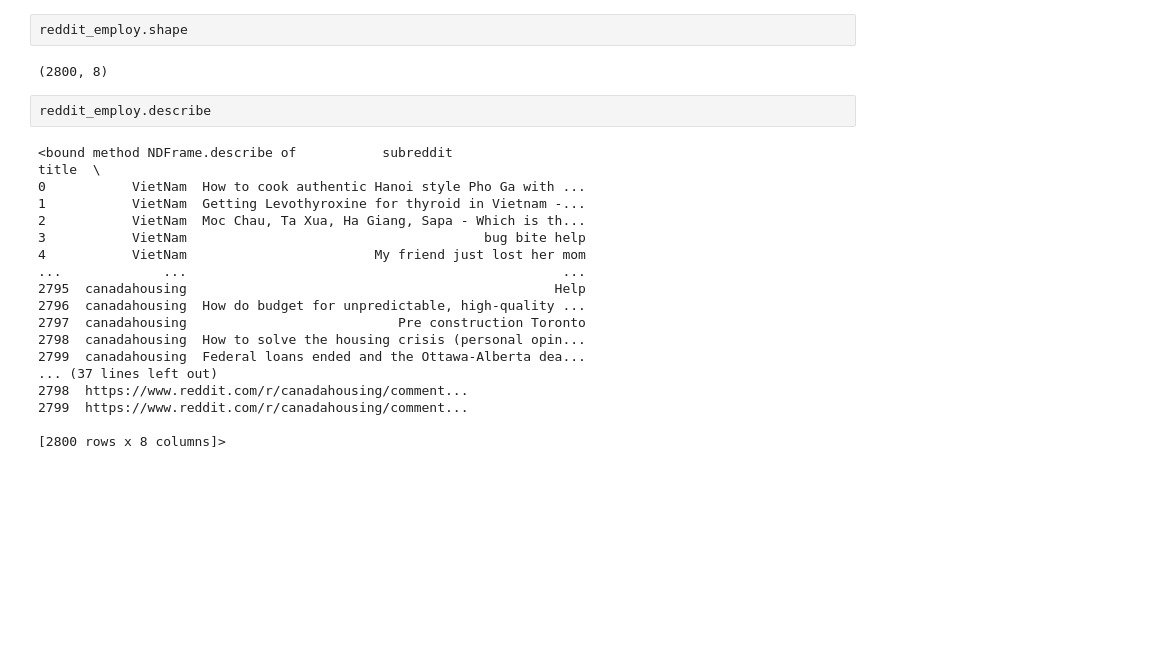
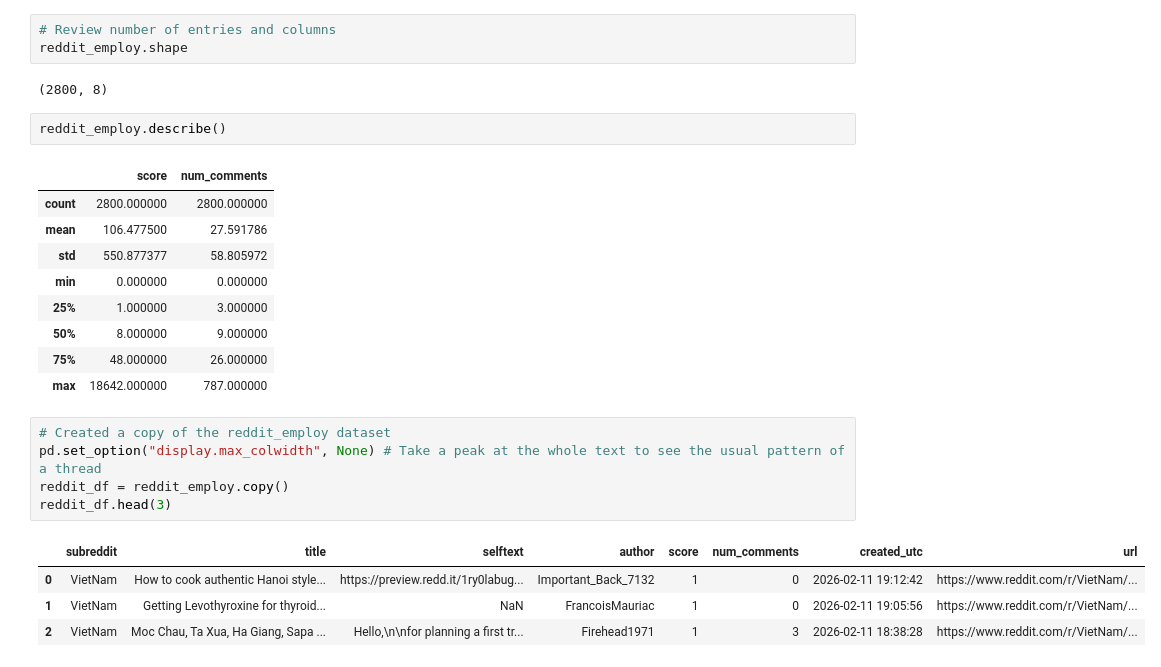
Before and after one commit to jtran2509/reddit-employment-trends, a Jupyter notebook: notebooks/eda.ipynb, the cells around one changed output. Drawn from its saved outputs; the diff is of its cells as text; blank space fills up the shorter version.

```diff
--- a/notebooks/eda.ipynb
+++ b/notebooks/eda.ipynb
@@ -13,26 +21,29 @@ reddit_employ.head()
 | 3 | VietNam | bug bite help | Hi, I’ve had this bug bite for ov... | lilpress13 | 6 | 32 | 2026-02-11 18:11:06 | https://i.redd.it/k0jayy3l6yig1.jpeg |
 | 4 | VietNam | My friend just lost her mom | Hi, \n\nMy good friend and cowork... | MeowMeow_77 | 6 | 4 | 2026-02-11 16:00:16 | https://www.reddit.com/r/VietNam/... |
 # %%
+# Review number of entries and columns
 reddit_employ.shape
 # %% [output]
 (2800, 8)
 # %%
-reddit_employ.describe
+reddit_employ.describe()
 # %% [output]
-<bound method NDFrame.describe of           subreddit                                              title  \
-0           VietNam  How to cook authentic Hanoi style Pho Ga with ...
-1           VietNam  Getting Levothyroxine for thyroid in Vietnam -...
-2           VietNam  Moc Chau, Ta Xua, Ha Giang, Sapa - Which is th...
-3           VietNam                                      bug bite help
-4           VietNam                        My friend just lost her mom
-...             ...                                                ...
-2795  canadahousing                                               Help
-2796  canadahousing  How do budget for unpredictable, high-quality ...
-2797  canadahousing                           Pre construction Toronto
-2798  canadahousing  How to solve the housing crisis (personal opin...
-2799  canadahousing  Federal loans ended and the Ottawa-Alberta dea...
-... (37 lines left out)
-2798  https://www.reddit.com/r/canadahousing/comment...
-2799  https://www.reddit.com/r/canadahousing/comment...
-
-[2800 rows x 8 columns]>
+|  | score | num_comments |
+| count | 2800.000000 | 2800.000000 |
+| mean | 106.477500 | 27.591786 |
+| std | 550.877377 | 58.805972 |
+| min | 0.000000 | 0.000000 |
+| 25% | 1.000000 | 3.000000 |
+| 50% | 8.000000 | 9.000000 |
+| 75% | 48.000000 | 26.000000 |
+| max | 18642.000000 | 787.000000 |
+# %%
+# Created a copy of the reddit_employ dataset
+pd.set_option("display.max_colwidth", None) # Take a peak at the whole text to see the usual pattern of a thread
+reddit_df = reddit_employ.copy()
+reddit_df.head(3)
+# %% [output]
+|  | subreddit | title | selftext | author | score | num_comments | created_utc | url |
+| 0 | VietNam | How to cook authentic Hanoi style... | https://preview.redd.it/1ry0labug... | Important_Back_7132 | 1 | 0 | 2026-02-11 19:12:42 | https://www.reddit.com/r/VietNam/... |
+| 1 | VietNam | Getting Levothyroxine for thyroid... | NaN | FrancoisMauriac | 1 | 0 | 2026-02-11 19:05:56 | https://www.reddit.com/r/VietNam/... |
+| 2 | VietNam | Moc Chau, Ta Xua, Ha Giang, Sapa ... | Hello,\n\nfor planning a first tr... | Firehead1971 | 1 | 3 | 2026-02-11 18:38:28 | https://www.reddit.com/r/VietNam/... |
```
Also changed, not shown: parts of 29 cells of this notebook, 8 other files.
